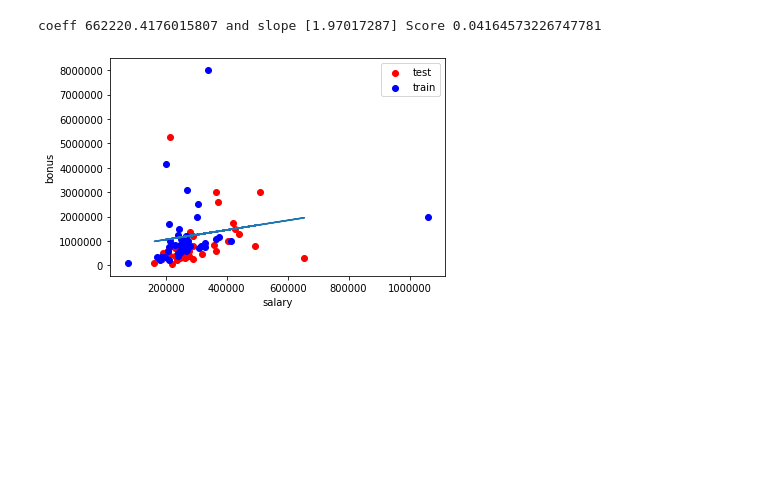
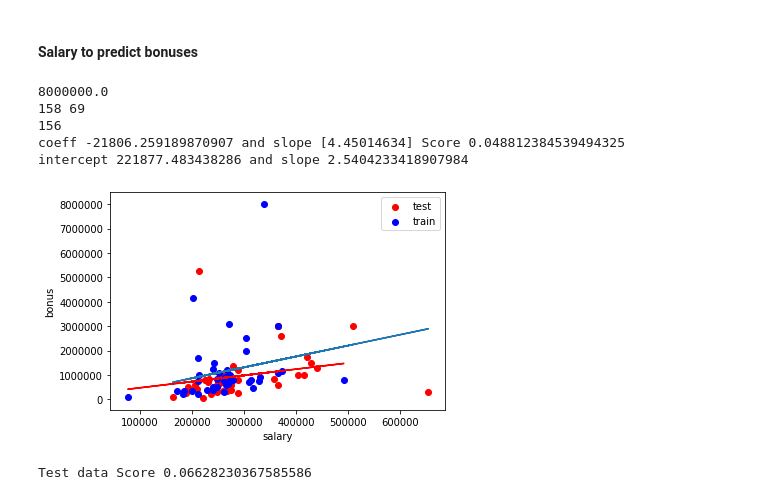
Before and after one commit to gauravbrills/ml-sprint, a Jupyter notebook: udacity_ml/regression/regression.ipynb, the cells around one changed output. Cells and saved outputs as stored; diff of their text form; code cells hidden in the pictures; blank space fills up the shorter version.

```diff
--- a/udacity_ml/regression/regression.ipynb
+++ b/udacity_ml/regression/regression.ipynb
@@ -90,10 +90,13 @@ def targetFeatureSplit( data ):
         features.append( item[1:] )
 
     return target, features
+# %% [markdown]
+#### Salary to predict bonuses
 # %%
 %matplotlib inline
 import sys
 import pickle
+import numpy
 #sys.path.append("../tools/")
 from feature_format import featureFormat, targetFeatureSplit
 dictionary = pickle.load(open("../final_project/final_project_dataset_modified.pkl", "rb") )
@@ -102,6 +105,14 @@ dictionary = pickle.load(open("../final_project/final_project_dataset_modified.p
 ### list will be the "target" feature
 features_list = ["bonus", "salary"]
 data = featureFormat( dictionary, features_list, remove_any_zeroes=True)
+print(numpy.amax(data))
+ind = numpy.argwhere(data[1] == numpy.amax(data[:,1]))
+m= numpy.amax(data[:,1])
+i=0;
+print(data.size,numpy.argmax(data[:,1]))
+data=numpy.delete(data, ind, 0)
+data = numpy.delete(data, numpy.argmax(data[:,1]),0)
+print(data.size)
 target, features = targetFeatureSplit( data )
 ### training-testing split needed in regression, just like classification
 from sklearn.model_selection import train_test_split
@@ -113,38 +124,46 @@ test_color = "r"
 
 ### Your regression goes here!
 ### Please name it reg, so that the plotting code below picks it up and
 ### plots it correctly. Don't forget to change the test_color above from "b" to
 ### "r" to differentiate training points from test points.
 from sklearn.linear_model import LinearRegression
+from sklearn.metrics import accuracy_score
+
 reg = LinearRegression().fit(feature_train, target_train)
-
-print ( 'coeff %s and slope %s Score %s'%(reg.intercept_,reg.coef_,reg.score(feature_train, target_train)))
-
+print ('coeff %s and slope %s Score %s'%(reg.intercept_,reg.coef_,reg.score(feature_train, target_train)))
 
 
 ### draw the scatterplot, with color-coded training and testing points
 import matplotlib.pyplot as plt
 for feature, target in zip(feature_test, target_test):
     plt.scatter( feature, target, color=test_color )
 for feature, target in zip(feature_train, target_train):
     plt.scatter( feature, target, color=train_color )
 
 ### labels for the legend
 plt.scatter(feature_test[0], target_test[0], color=test_color, label="test")
 plt.scatter(feature_test[0], target_test[0], color=train_color, label="train")
 
-
-
-
 ### draw the regression line, once it's coded
 try:
     plt.plot( feature_test, reg.predict(feature_test) )
 except NameError:
     pass
+target_test = target_test
+reg.fit(feature_test, target_test)
+print ('intercept %s and slope %s'%(reg.intercept_,reg.coef_[0] ))
+plt.plot(feature_train, reg.predict(feature_train), color="r")
 plt.xlabel(features_list[1])
 plt.ylabel(features_list[0])
 plt.legend()
 plt.show()
+from sklearn.metrics import r2_score
+print ('Test data Score %s'%(reg.score(feature_test,target_test)))
 # %% [output]
-coeff 662220.4176015807 and slope [1.97017287] Score 0.04164573226747781
+8000000.0
+158 69
+156
+coeff -21806.259189870907 and slope [4.45014634] Score 0.048812384539494325
+intercept 221877.483438286 and slope 2.5404233418907984
-[figure, old version]
+[figure, new version]
+Test data Score 0.06628230367585586
```
Also changed, not shown: parts of 1 cell of this notebook, 3 other files.
